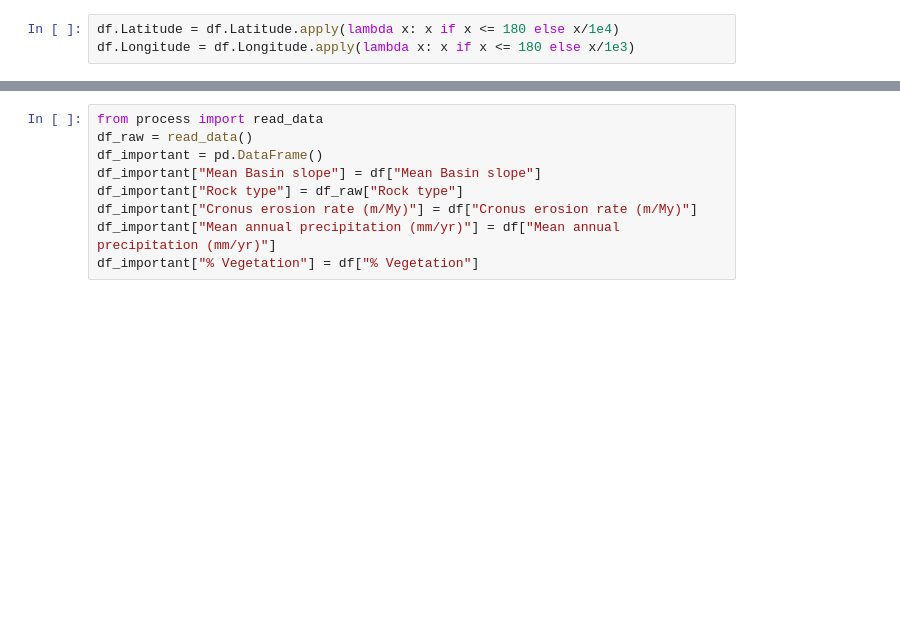
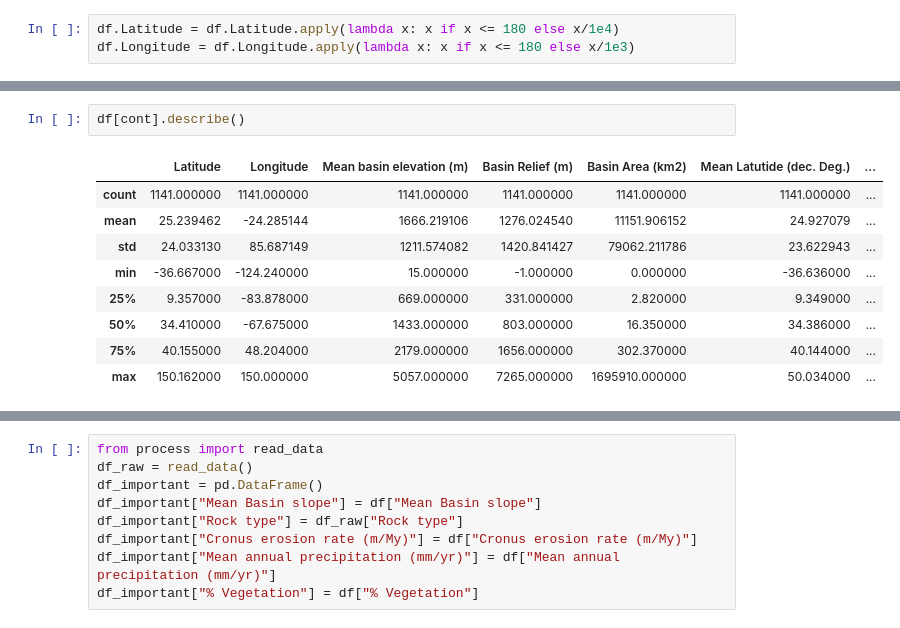
Before and after one commit to WGierke/erosion_data_analytics, a Jupyter notebook: Statistics.ipynb, the cells around one changed output, grey strips where cells are left out. Saved outputs shown, nothing was run; the diff lists cells and outputs as text; blank space fills up the shorter version.

```diff
--- a/Statistics.ipynb
+++ b/Statistics.ipynb
@@ -71,0 +71,12 @@ sns.distplot(df.Latitude)
+# %%
+df[cont].describe()
+# %% [output]
+|  | Latitude | Longitude | Mean basin elevation (m) | Basin Relief (m) | Basin Area (km2) | Mean Latutide (dec. Deg.) | ... |
+| count | 1141.000000 | 1141.000000 | 1141.000000 | 1141.000000 | 1141.000000 | 1141.000000 | ... |
+| mean | 25.239462 | -24.285144 | 1666.219106 | 1276.024540 | 11151.906152 | 24.927079 | ... |
+| std | 24.033130 | 85.687149 | 1211.574082 | 1420.841427 | 79062.211786 | 23.622943 | ... |
+| min | -36.667000 | -124.240000 | 15.000000 | -1.000000 | 0.000000 | -36.636000 | ... |
+| 25% | 9.357000 | -83.878000 | 669.000000 | 331.000000 | 2.820000 | 9.349000 | ... |
+| 50% | 34.410000 | -67.675000 | 1433.000000 | 803.000000 | 16.350000 | 34.386000 | ... |
+| 75% | 40.155000 | 48.204000 | 2179.000000 | 1656.000000 | 302.370000 | 40.144000 | ... |
+| max | 150.162000 | 150.000000 | 5057.000000 | 7265.000000 | 1695910.000000 | 50.034000 | ... |
```
Also changed, not shown: parts of 27 cells of this notebook, 1 other file.
